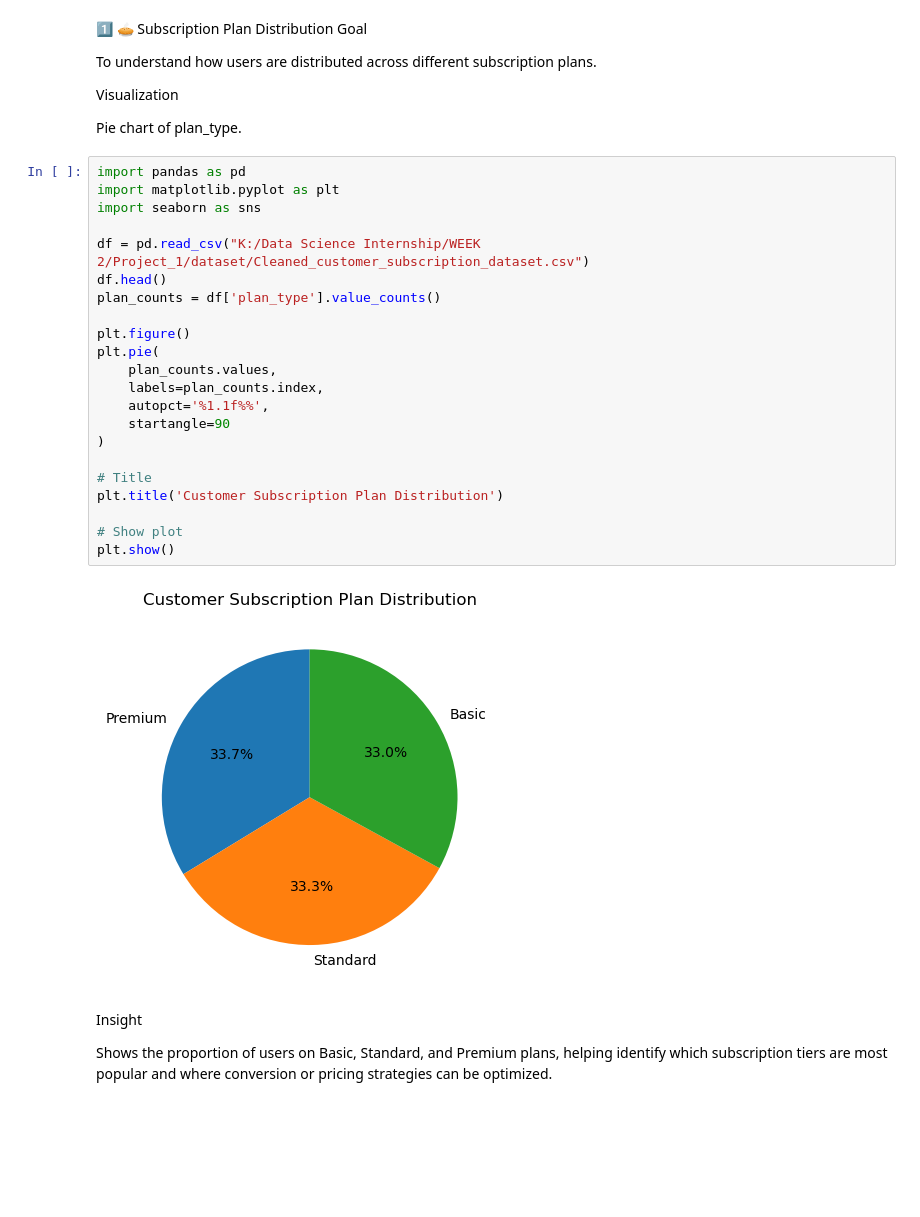
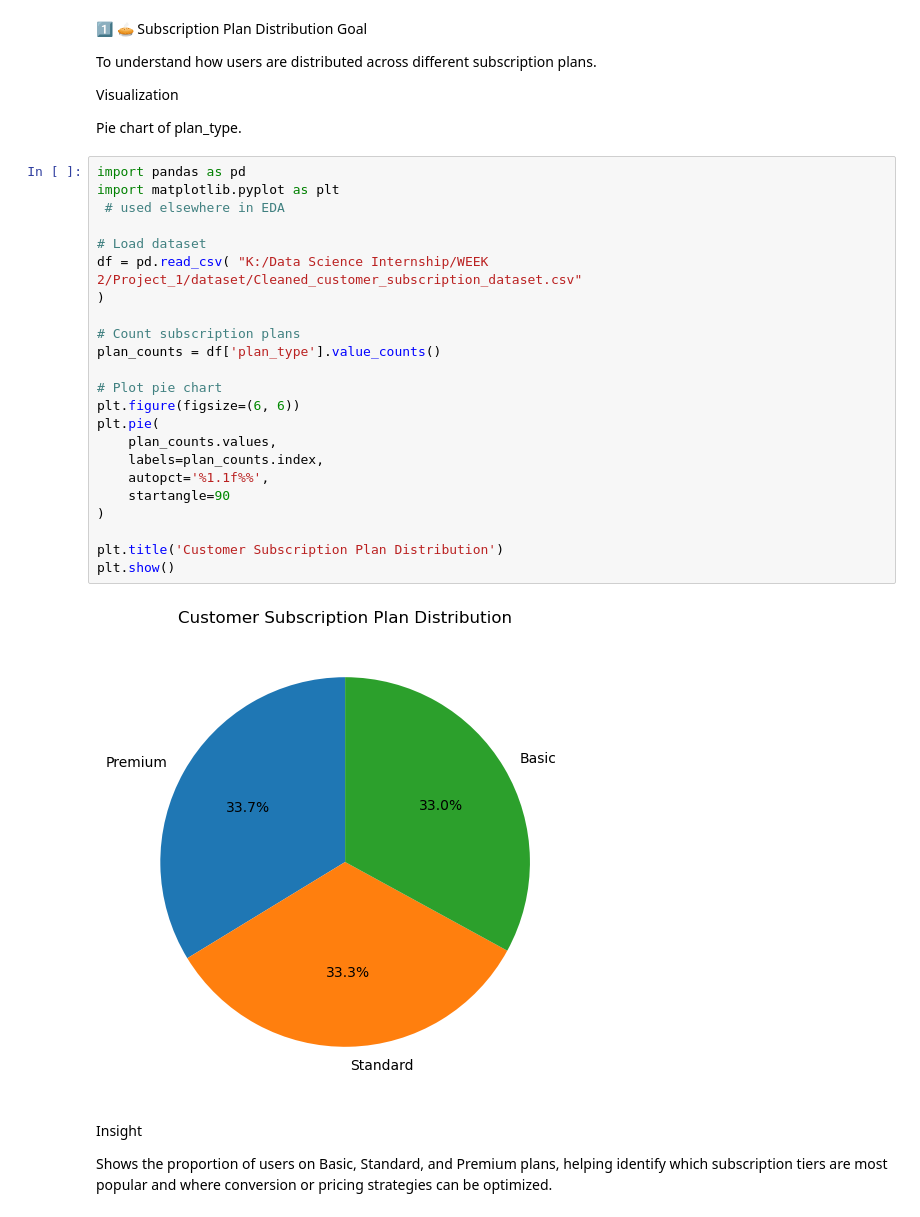
Before and after one commit to meersuhaib191/Week1_foundations, a Jupyter notebook: WEEK 2/Project_1/Visualizations.ipynb, the cells around one changed output. Cells and saved outputs as stored; diff of their text form; blank space fills up the shorter version.

```diff
--- a/WEEK 2/Project_1/Visualizations.ipynb
+++ b/WEEK 2/Project_1/Visualizations.ipynb
@@ -12,27 +12,28 @@ Pie chart of plan_type.
 # %%
 import pandas as pd
 import matplotlib.pyplot as plt
-import seaborn as sns
+ # used elsewhere in EDA
 
-df = pd.read_csv("K:/Data Science Internship/WEEK 2/Project_1/dataset/Cleaned_customer_subscription_dataset.csv")
-df.head()
+# Load dataset
+df = pd.read_csv( "K:/Data Science Internship/WEEK 2/Project_1/dataset/Cleaned_customer_subscription_dataset.csv"
+)
+
+# Count subscription plans
 plan_counts = df['plan_type'].value_counts()
 
-plt.figure()
+# Plot pie chart
+plt.figure(figsize=(6, 6))
 plt.pie(
     plan_counts.values,
     labels=plan_counts.index,
     autopct='%1.1f%%',
     startangle=90
 )
 
-# Title
 plt.title('Customer Subscription Plan Distribution')
-
-# Show plot
 plt.show()
 # %% [output]
-[figure, old version]
+[figure, new version]
 # %% [markdown]
 
 Insight
```
Also changed, not shown: parts of 4 cells of this notebook.
